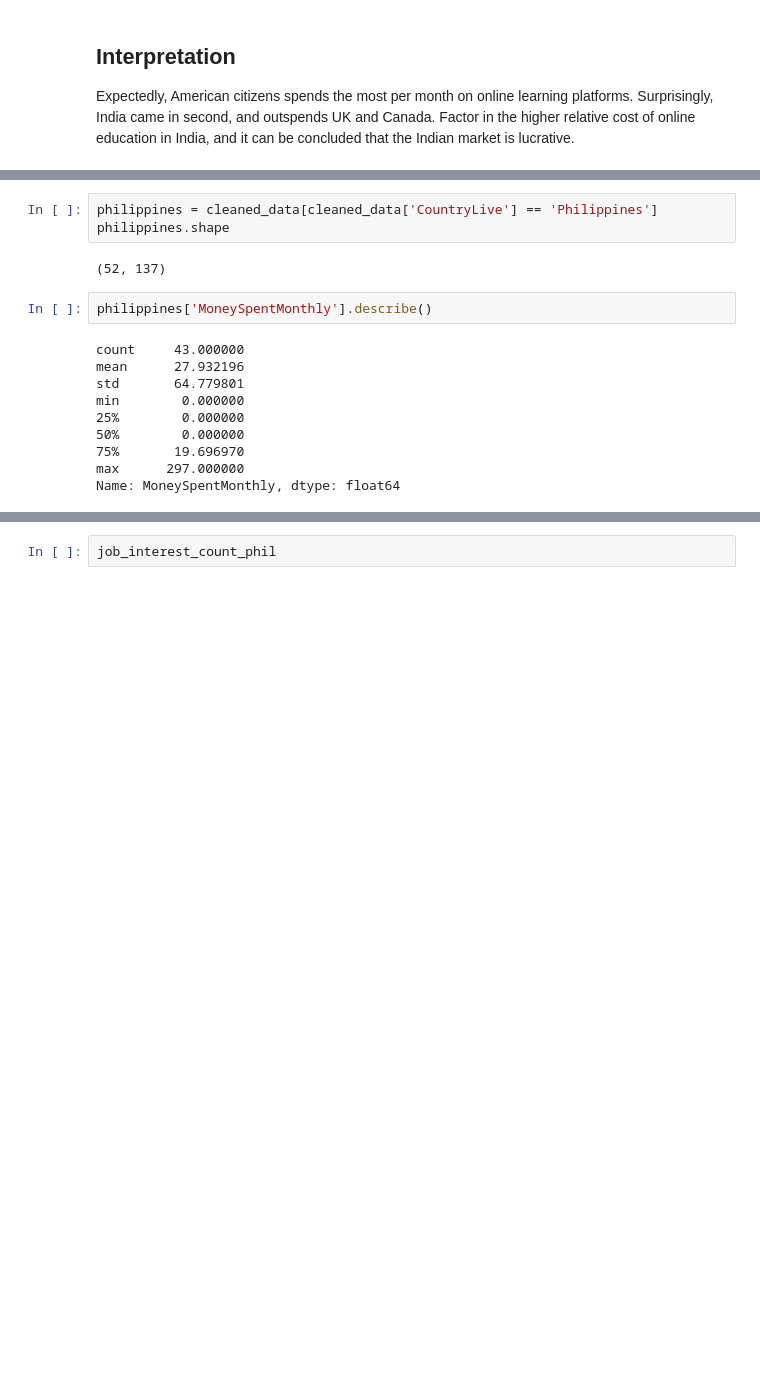
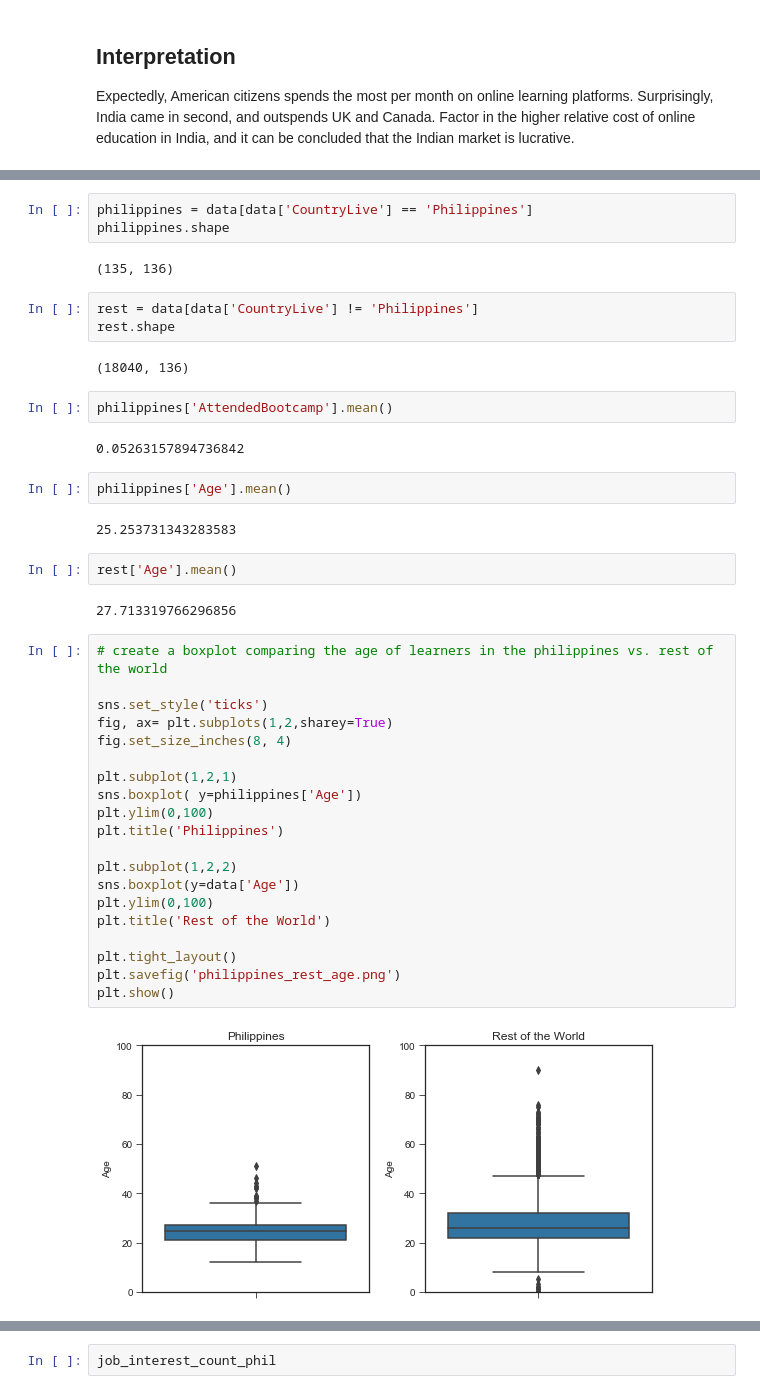
Before and after one commit to lnbalon/coder_survey, a Jupyter notebook: Coder_Survey.ipynb, the cells around one changed output, grey strips where cells are left out. Drawn from its saved outputs; the diff is of its cells as text; blank space fills up the shorter version.

Commit message:
edited the jupyter notebook and produced some graphs

```diff
--- a/Coder_Survey.ipynb
+++ b/Coder_Survey.ipynb
@@ -328,17 +361,44 @@ Wanting to dig deep, I obtained the country data for the Philippines. Though hav
 # %%
-philippines = cleaned_data[cleaned_data['CountryLive'] == 'Philippines']
+philippines = data[data['CountryLive'] == 'Philippines']
 philippines.shape
 # %% [output]
-(52, 137)
+(135, 136)
-# %%
-philippines['MoneySpentMonthly'].describe()
-# %% [output]
-count     43.000000
-mean      27.932196
-std       64.779801
-min        0.000000
-25%        0.000000
-50%        0.000000
-75%       19.696970
-max      297.000000
-Name: MoneySpentMonthly, dtype: float64
+# %%
+rest = data[data['CountryLive'] != 'Philippines']
+rest.shape
+# %% [output]
+(18040, 136)
+# %%
+philippines['AttendedBootcamp'].mean()
+# %% [output]
+0.05263157894736842
+# %%
+philippines['Age'].mean()
+# %% [output]
+25.253731343283583
+# %%
+rest['Age'].mean()
+# %% [output]
+27.713319766296856
+# %%
+# create a boxplot comparing the age of learners in the philippines vs. rest of the world
+
+sns.set_style('ticks')
+fig, ax= plt.subplots(1,2,sharey=True)
+fig.set_size_inches(8, 4)
+
+plt.subplot(1,2,1)
+sns.boxplot( y=philippines['Age'])
+plt.ylim(0,100)
+plt.title('Philippines')
+
+plt.subplot(1,2,2)
+sns.boxplot(y=data['Age'])
+plt.ylim(0,100)
+plt.title('Rest of the World')
+
+plt.tight_layout()
+plt.savefig('philippines_rest_age.png')
+plt.show()
+# %% [output]
+[figure, added]
```
Also changed, not shown: parts of 21 cells of this notebook, 6 other files.
